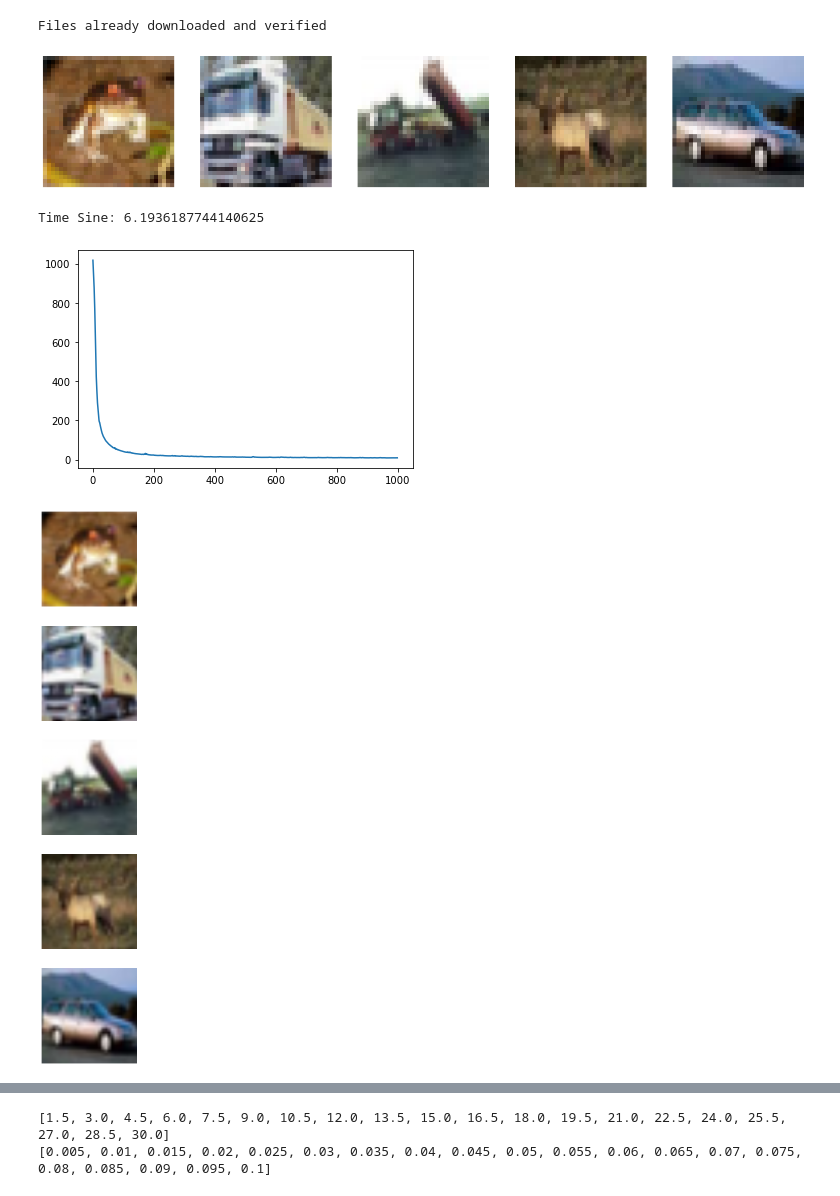
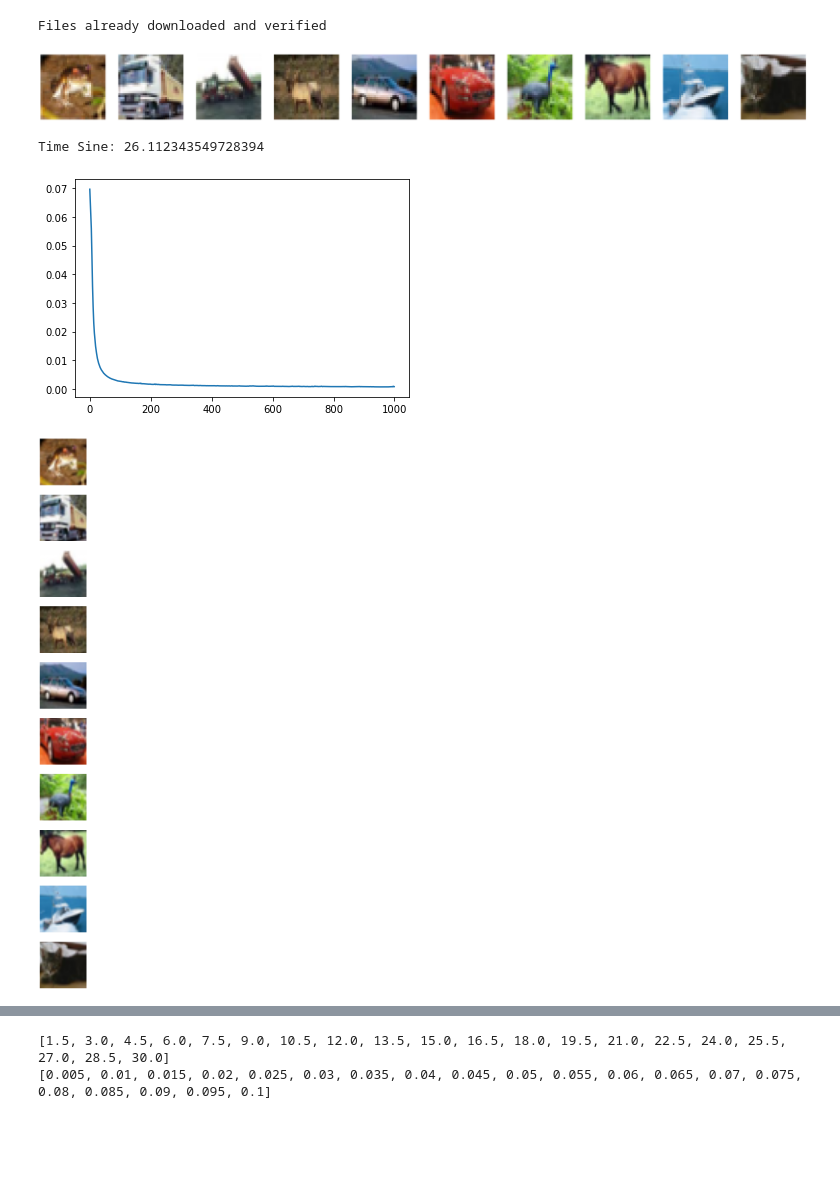
Before and after one commit to R-van-Bakel/INR, a Jupyter notebook: Test_Single_Model.ipynb, the cells around one changed output, grey strips where cells are left out. Saved outputs shown, nothing was run; the diff lists cells and outputs as text; code cells hidden in the pictures; blank space fills up the shorter version.

```diff
--- a/Test_Single_Model.ipynb
+++ b/Test_Single_Model.ipynb
@@ -28,39 +28,45 @@ if model == "Sine":
     cfg = OmegaConf.load('./configs/SINE_INR_cfg1.yaml')
 elif model == "RFF":
     cfg = OmegaConf.load('./configs/RFF_INR_cfg.yaml')
 elif model == "Gabor":
     cfg = OmegaConf.load('./configs/Gabor_INR_cfg1.yaml')
     cfg.batch_size = cfg.net.batch_size
+elif model == "Gauss":
+    cfg = OmegaConf.load('./configs/Gauss_INR_cfg.yaml')
 
 # Final parameter
-IMAGE_IDX = list(range(cfg.batch_size))
+IMAGE_IDX = list(range(cfg.batch_size)) # [11,12,13,14,15,16,17,18,19,20,21,22,23,24,25]
 
 # if SEED:
 #     torch.use_deterministic_algorithms(True)
 
 # Get the training images
 training_set = CIFAR10(transform=ToTensor(), root="data", download=True)
 training_imgs = []
 input_imgs = []
 for image_id in IMAGE_IDX:
     training_img = training_set.__getitem__(image_id)[0].permute((1,2,0))
     training_imgs.append(training_img)
     input_imgs.append(training_img.to(DEVICE))
 input_imgs = torch.stack(input_imgs, 0)
 
 # # Used for calculating the PSNR
 # MAX_I_CHANNEL = input_img.max().item()
 # MAX_I = input_img.mean(2).max().item()
 
 if PLOT_IMAGE:
-    fig, ax = plt.subplots(1,len(training_imgs),figsize=(20,8))
-    for i in range(len(training_imgs)):
-        ax[i].imshow(training_imgs[i])
-        ax[i].axis('off')
+    fig, ax = plt.subplots(1,len(training_imgs),figsize=(4*len(training_imgs),8))
+    if len(training_imgs) > 1:
+        for i in range(len(training_imgs)):
+            ax[i].imshow(training_imgs[i])
+            ax[i].axis('off')
+    else:
+        ax.imshow(training_imgs[0])
+        ax.axis('off')
     plt.show()
 # %% [output]
 Files already downloaded and verified
-[figure, old version]
+[figure, new version]
 # %%
 # We will be using the same coordinates for all models
 train_coordinates = cifar_grid(32, cfg.batch_size).to(DEVICE)
@@ -72,10 +78,12 @@ elif model == "RFF":
     INR = RFF(**cfg).to(DEVICE)
 elif model == "Gabor":
     INR = Gabor(**cfg.net).to(DEVICE)
+elif model == "Gauss":
+    INR = MLP(**cfg).to(DEVICE)
 
-optimizer = torch.optim.Adam(INR.model.parameters(), lr=0.01)
-criterion = torch.nn.MSELoss(reduction='sum')
-scheduler = torch.optim.lr_scheduler.ReduceLROnPlateau(optimizer, 'min', factor=0.8)
+optimizer = torch.optim.Adam(INR.model.parameters(), lr=0.01) #0.00004#0.01
+criterion = torch.nn.MSELoss(reduction='mean')
+scheduler = torch.optim.lr_scheduler.ReduceLROnPlateau(optimizer, 'min', patience=10, factor=0.9)
 
 # Run the second experiment
 if RUN_INR:
@@ -86,19 +94,23 @@ if RUN_INR:
     print("Time Sine:", t_sine_end-t_sine_start)
     plt.plot(sine_losses)
 # %% [output]
-Time Sine: 6.1936187744140625
+Time Sine: 26.112343549728394
-[figure, old version]
+[figure, new version]
 # %%
 base = baseline(input_imgs.to("cpu"), factor=8)
 
 fig, ax = plt.subplots(cfg.batch_size, figsize=(20,4*cfg.batch_size))
 
-for i in range(cfg.batch_size):
-    ax[i].imshow(base[i])
-    ax[i].axis('off')
+if cfg.batch_size > 1:
+    for i in range(cfg.batch_size):
+        ax[i].imshow(base[i])
+        ax[i].axis('off')
+else:
+    ax.imshow(base[0])
+    ax.axis('off')
 plt.show()
 # %% [output]
-[figure, old version]
+[figure, new version]
 # %%
 # Visualize the learned image representations
 
```
Also changed, not shown: parts of 3 cells of this notebook, 7 other files.
